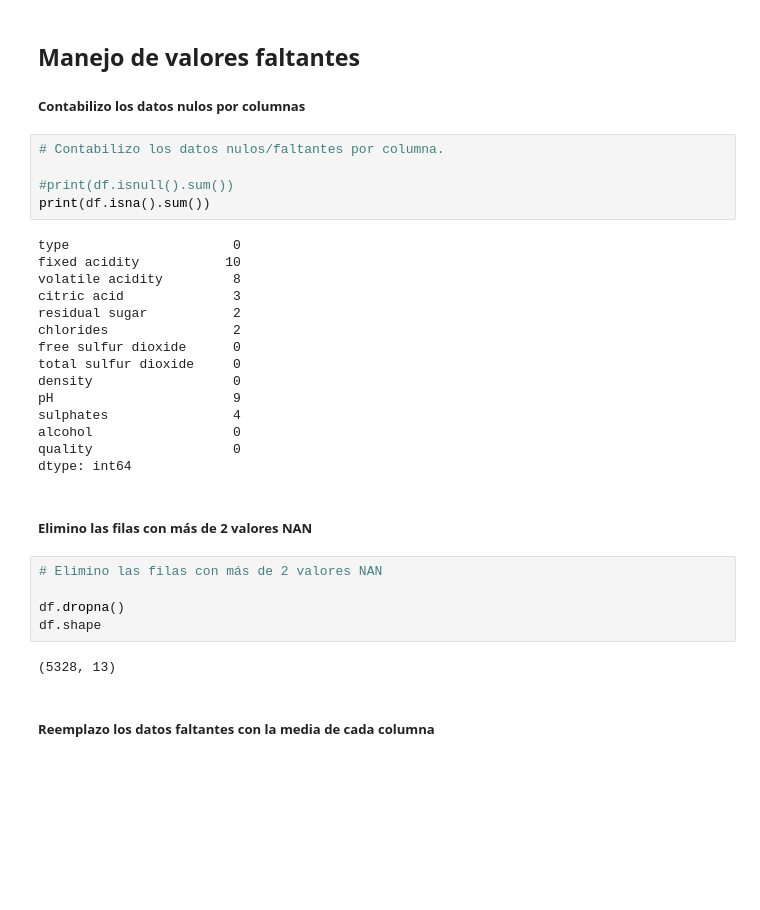
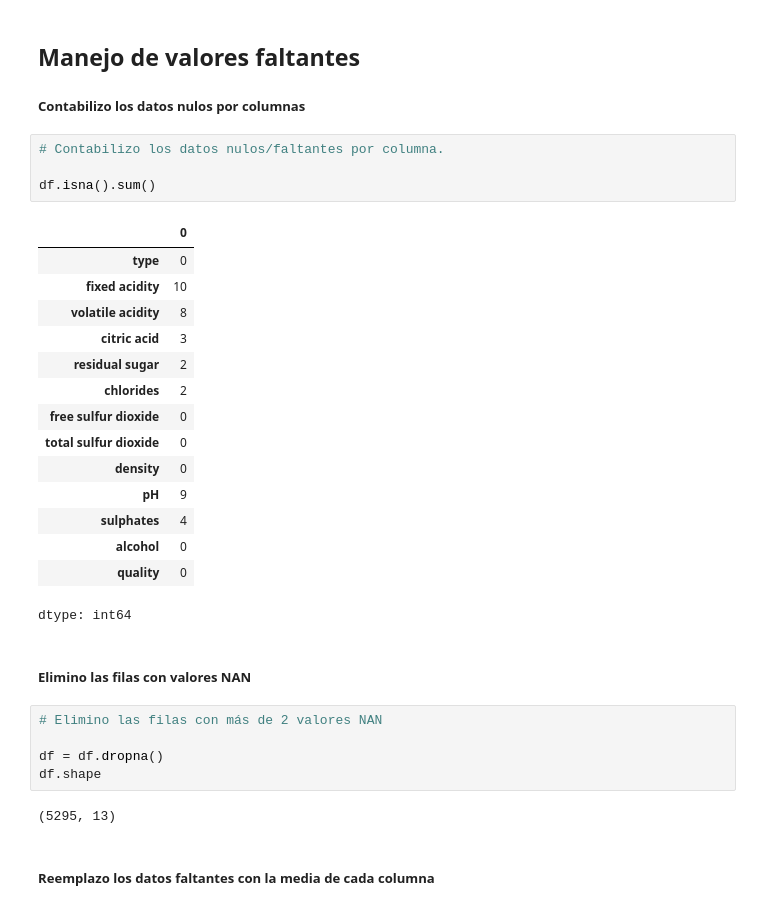
Before and after one commit to eugeinga/CODER-DataScienceI, a Jupyter notebook: ProyectoDS_ParteII_INGARAMO.ipynb, the cells around one changed output. Drawn from its saved outputs; the diff is of its cells as text; blank space fills up the shorter version.

```diff
--- a/ProyectoDS_ParteII_INGARAMO.ipynb
+++ b/ProyectoDS_ParteII_INGARAMO.ipynb
@@ -217,32 +217,32 @@ Dimensiones del dataset sin filas duplicadas:  (5329, 13)
 # %%
 # Contabilizo los datos nulos/faltantes por columna.
 
-#print(df.isnull().sum())
-print(df.isna().sum())
+df.isna().sum()
 # %% [output]
+|  | 0 |
+| type | 0 |
+| fixed acidity | 10 |
+| volatile acidity | 8 |
+| citric acid | 3 |
+| residual sugar | 2 |
+| chlorides | 2 |
+| free sulfur dioxide | 0 |
+| total sulfur dioxide | 0 |
+| density | 0 |
+| pH | 9 |
+| sulphates | 4 |
+| alcohol | 0 |
+| quality | 0 |
-type                     0
-fixed acidity           10
-volatile acidity         8
-citric acid              3
-residual sugar           2
-chlorides                2
-free sulfur dioxide      0
-total sulfur dioxide     0
-density                  0
-pH                       9
-sulphates                4
-alcohol                  0
-quality                  0
 dtype: int64
 # %% [markdown]
-##### Elimino las filas con más de 2 valores NAN
+##### Elimino las filas con valores NAN
 # %%
 # Elimino las filas con más de 2 valores NAN
 
-df.dropna()
+df = df.dropna()
 df.shape
 # %% [output]
-(5328, 13)
+(5295, 13)
 # %% [markdown]
 ##### Reemplazo los datos faltantes con la media de cada columna
 # %%
```
Also changed, not shown: parts of 14 cells of this notebook.
